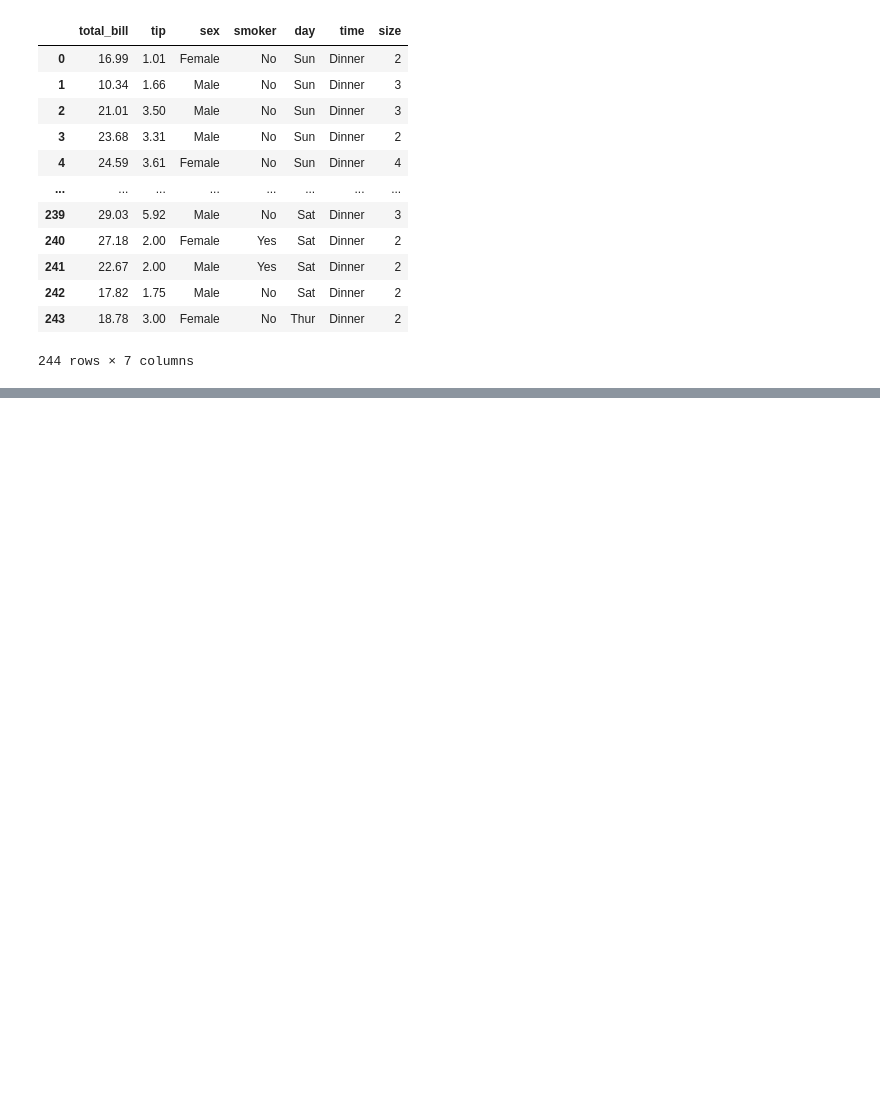
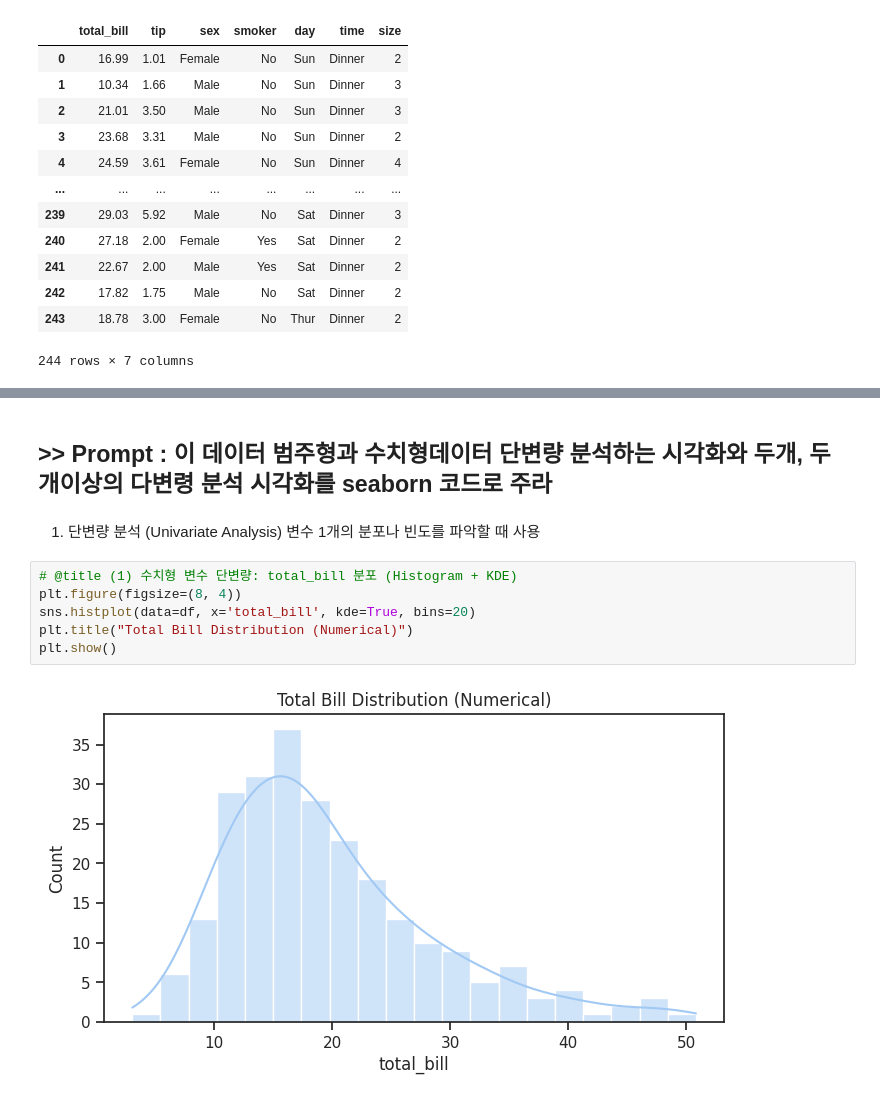
Before and after one commit to ancestor9/2026_Fall_Application-Deployment, a Jupyter notebook: Tasks/20261002.ipynb, the cells around one changed output, grey strips where cells are left out. Saved outputs shown, nothing was run; the diff lists cells and outputs as text; blank space fills up the shorter version.

```diff
--- a/Tasks/20261002.ipynb
+++ b/Tasks/20261002.ipynb
@@ -64,0 +69,13 @@ id(tips)
+# %% [markdown]
+## >> Prompt : 이 데이터 범주형과 수치형데이터 단변량 분석하는 시각화와 두개, 두개이상의 다변령 분석 시각화를 seaborn 코드로 주라
+# %% [markdown]
+1. 단변량 분석 (Univariate Analysis)
+변수 1개의 분포나 빈도를 파악할 때 사용
+# %%
+# @title (1) 수치형 변수 단변량: total_bill 분포 (Histogram + KDE)
+plt.figure(figsize=(8, 4))
+sns.histplot(data=df, x='total_bill', kde=True, bins=20)
+plt.title("Total Bill Distribution (Numerical)")
+plt.show()
+# %% [output]
+[figure, added]
```
Also changed, not shown: parts of 38 cells of this notebook.
